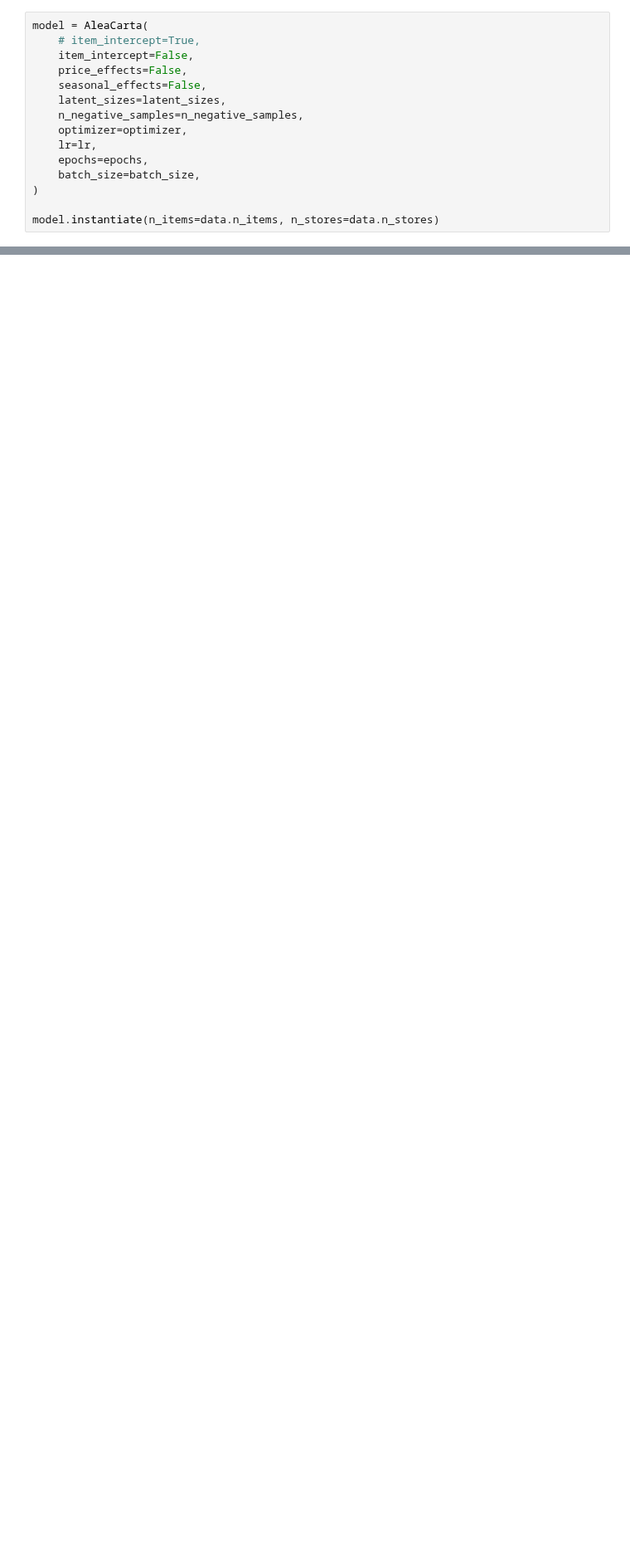
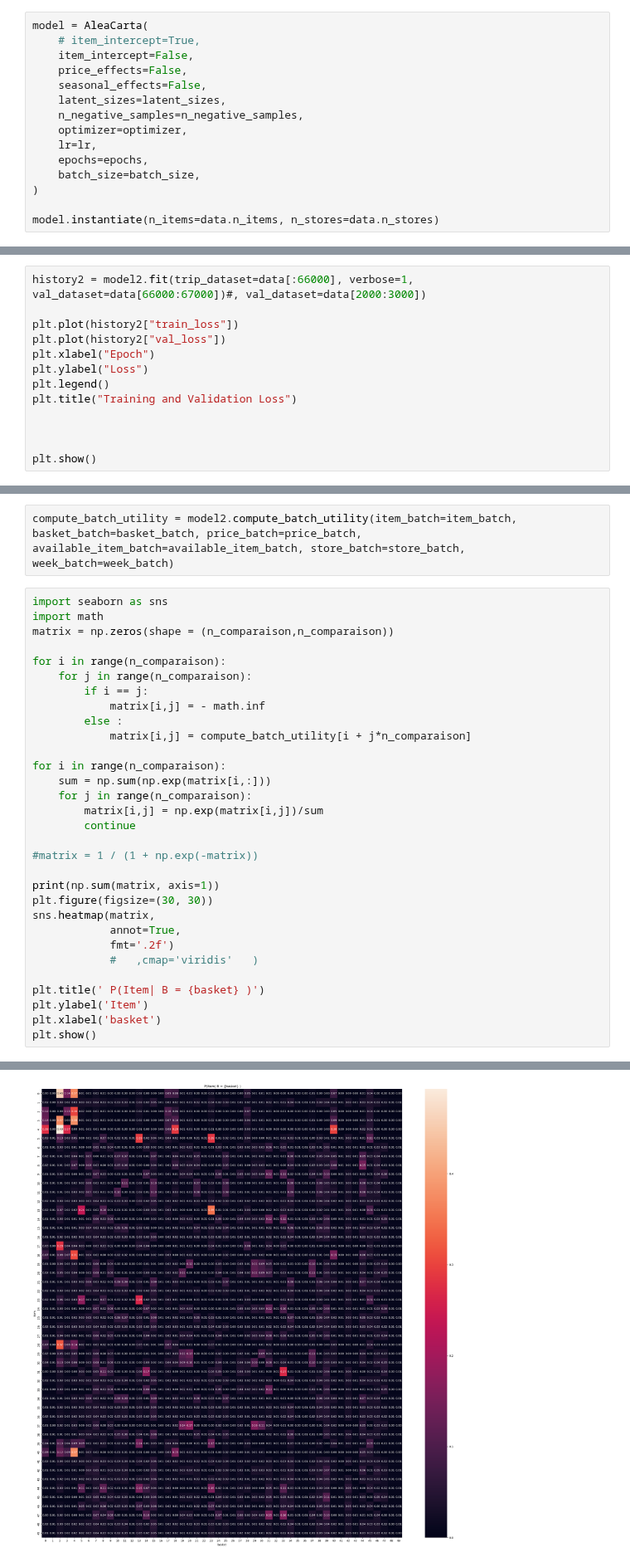
Before and after one commit to artefactory/choice-learn, a Jupyter notebook: notebooks/bakery_dataset.ipynb, the cells around one changed output, grey strips where cells are left out. Shown at 83% size. Cells and saved outputs as stored; diff of their text form; blank space fills up the shorter version.

```diff
--- a/notebooks/bakery_dataset.ipynb
+++ b/notebooks/bakery_dataset.ipynb
@@ -112,0 +210,13 @@ plt.show()
+# %%
+history2 = model2.fit(trip_dataset=data[:66000], verbose=1, val_dataset=data[66000:67000])#, val_dataset=data[2000:3000])
+
+plt.plot(history2["train_loss"])
+plt.plot(history2["val_loss"])
+plt.xlabel("Epoch")
+plt.ylabel("Loss")
+plt.legend()
+plt.title("Training and Validation Loss")
+
+
+
+plt.show()
@@ -112,0 +261,34 @@ plt.show()
+# %%
+compute_batch_utility = model2.compute_batch_utility(item_batch=item_batch, basket_batch=basket_batch, price_batch=price_batch, available_item_batch=available_item_batch, store_batch=store_batch, week_batch=week_batch)
+# %%
+import seaborn as sns
+import math
+matrix = np.zeros(shape = (n_comparaison,n_comparaison))
+
+for i in range(n_comparaison):
+    for j in range(n_comparaison):
+        if i == j:
+            matrix[i,j] = - math.inf
+        else :
+            matrix[i,j] = compute_batch_utility[i + j*n_comparaison]
+
+for i in range(n_comparaison):
+    sum = np.sum(np.exp(matrix[i,:]))
+    for j in range(n_comparaison):
+        matrix[i,j] = np.exp(matrix[i,j])/sum
+        continue
+
+#matrix = 1 / (1 + np.exp(-matrix))
+
+print(np.sum(matrix, axis=1))
+plt.figure(figsize=(30, 30))
+sns.heatmap(matrix,
+            annot=True,
+            fmt='.2f')
+            #   ,cmap='viridis'   )
+
+plt.title(' P(Item| B = {basket} )')
+plt.ylabel('Item')
+plt.xlabel('basket')
+plt.show()
+# %% [output]
@@ -112,0 +304 @@ plt.show()
+[figure, added]
```
Also changed, not shown: parts of 20 cells of this notebook.
